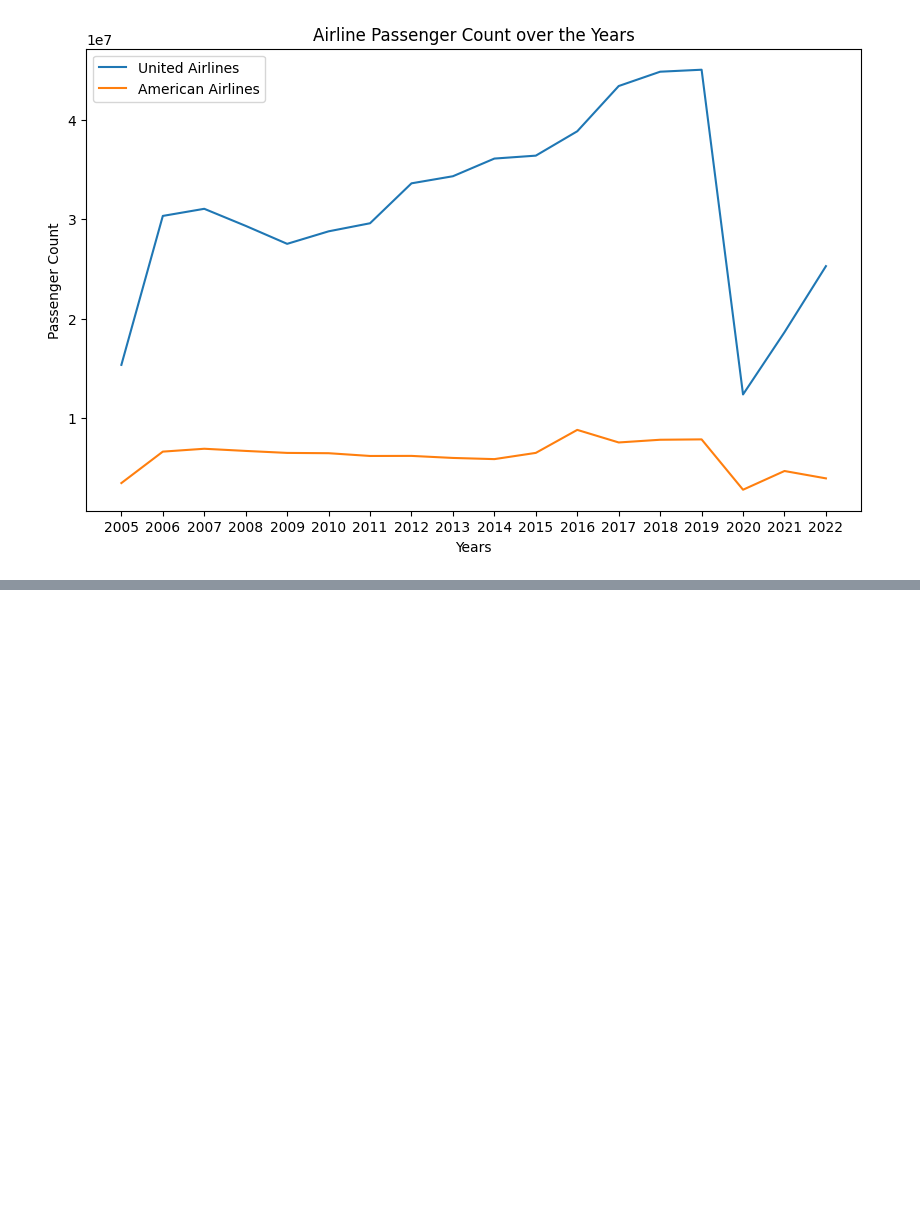
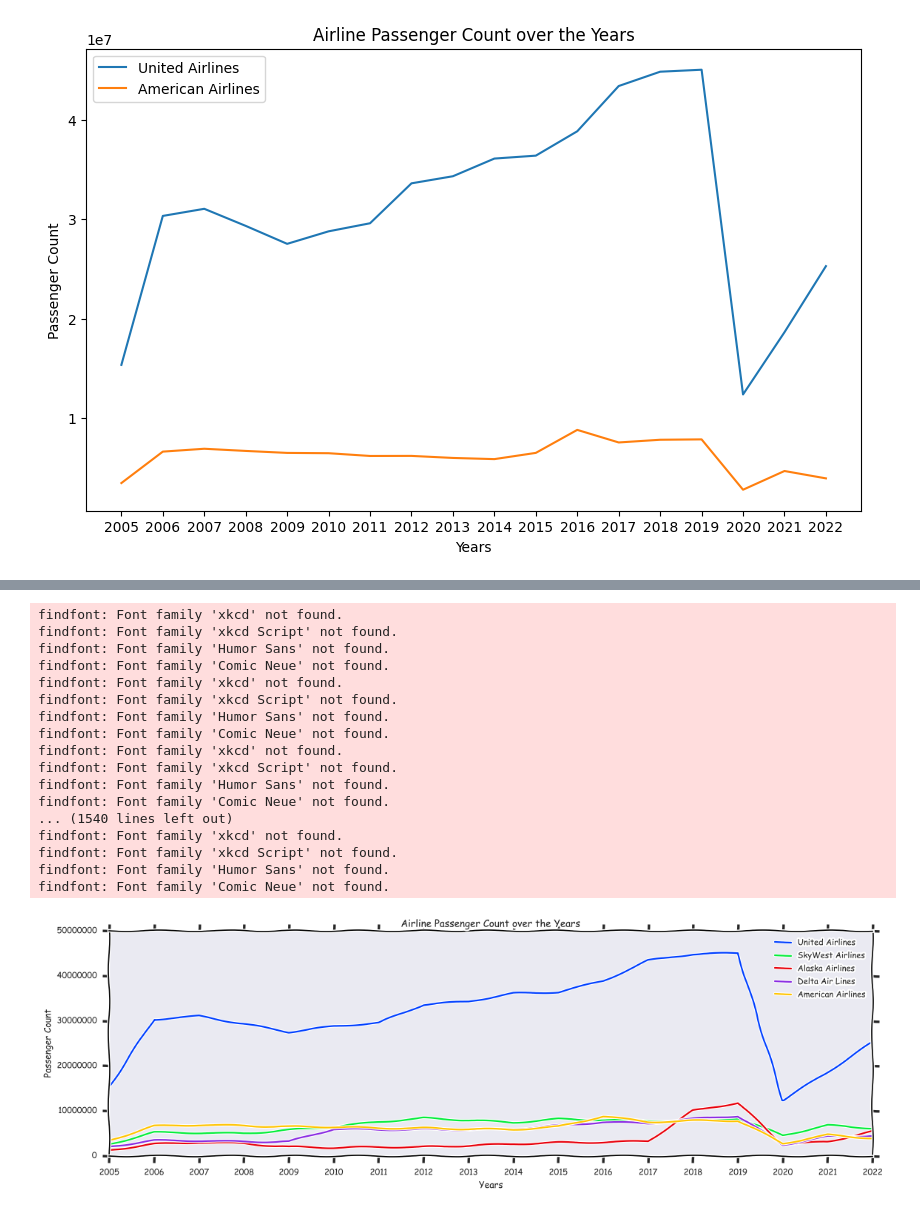
Before and after one commit to atifiu/matplotlib_practice, a Jupyter notebook: Matplotlib_Training1.ipynb, the cells around one changed output, grey strips where cells are left out. Saved outputs shown, nothing was run; the diff lists cells and outputs as text; code cells hidden in the pictures; blank space fills up the shorter version.

```diff
--- a/Matplotlib_Training1.ipynb
+++ b/Matplotlib_Training1.ipynb
@@ -85,0 +119,63 @@ _ = plt.show()
+# %%
+# Use inbuilt style and remove the color and other styling elements
+# to save the plot we can use savefig
+
+from matplotlib.ticker import FuncFormatter
+
+def millions(x, pos):
+    'The two args are the value and tick position'
+    return '%1.1fM' % (x * 1e-6)
+
+
+formatter = FuncFormatter(millions)
+
+#ax.yaxis.set_major_formatter(formatter)
+
+plt.figure(figsize=(14,5)) # to Increase the size of plot and make it bigger
+plt.plot(df_summary[df_summary['Operating Airline']=='United Airlines']['Year'], \
+            df_summary[df_summary['Operating Airline']=='United Airlines']['Passenger_Count'],\
+                label = "United Airlines")
+plt.plot(df_summary[df_summary['Operating Airline']=='SkyWest Airlines']['Year'], \
+            df_summary[df_summary['Operating Airline']=='SkyWest Airlines']['Passenger_Count'], \
+                label = "SkyWest Airlines")
+plt.plot(df_summary[df_summary['Operating Airline']=='Alaska Airlines']['Year'], \
+            df_summary[df_summary['Operating Airline']=='Alaska Airlines']['Passenger_Count'], \
+                label = "Alaska Airlines")
+plt.plot(df_summary[df_summary['Operating Airline']=='Delta Air Lines']['Year'], \
+            df_summary[df_summary['Operating Airline']=='Delta Air Lines']['Passenger_Count'], \
+                label = "Delta Air Lines")
+plt.plot(df_summary[df_summary['Operating Airline']=='American Airlines']['Year'], \
+            df_summary[df_summary['Operating Airline']=='American Airlines']['Passenger_Count'], \
+                label = "American Airlines")
+plt.title("Airline Passenger Count over the Years")
+plt.xlabel("Years")
+plt.ylabel("Passenger Count")
+
+plt.legend()
+plt.tight_layout()
+#plt.grid('True')
+plt.style.use('seaborn-v0_8-bright')
+#plt.xaxis.set_major_formatter(formatter)
+plt.ticklabel_format(axis = 'y', style = 'plain') # to disable scientific notation
+plt.xkcd()
+plt.savefig("San_Francisco_Passenger_count_xkcd.png")
+#_ = plt.show()
+# %% [output]
+findfont: Font family 'xkcd' not found.
+findfont: Font family 'xkcd Script' not found.
+findfont: Font family 'Humor Sans' not found.
+findfont: Font family 'Comic Neue' not found.
+findfont: Font family 'xkcd' not found.
+findfont: Font family 'xkcd Script' not found.
+findfont: Font family 'Humor Sans' not found.
+findfont: Font family 'Comic Neue' not found.
+findfont: Font family 'xkcd' not found.
+findfont: Font family 'xkcd Script' not found.
+findfont: Font family 'Humor Sans' not found.
+findfont: Font family 'Comic Neue' not found.
+... (1540 lines left out)
+findfont: Font family 'xkcd' not found.
+findfont: Font family 'xkcd Script' not found.
+findfont: Font family 'Humor Sans' not found.
+findfont: Font family 'Comic Neue' not found.
+[figure, added]
```
Also changed, not shown: parts of 3 cells of this notebook, 1 other file.
